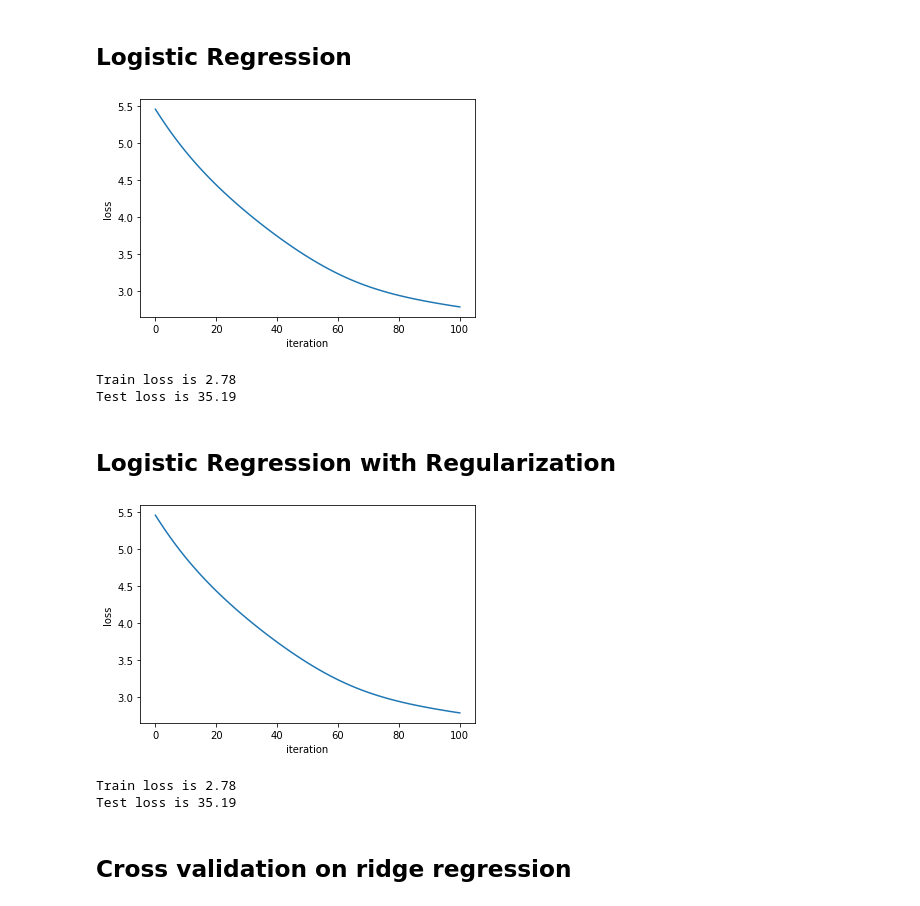
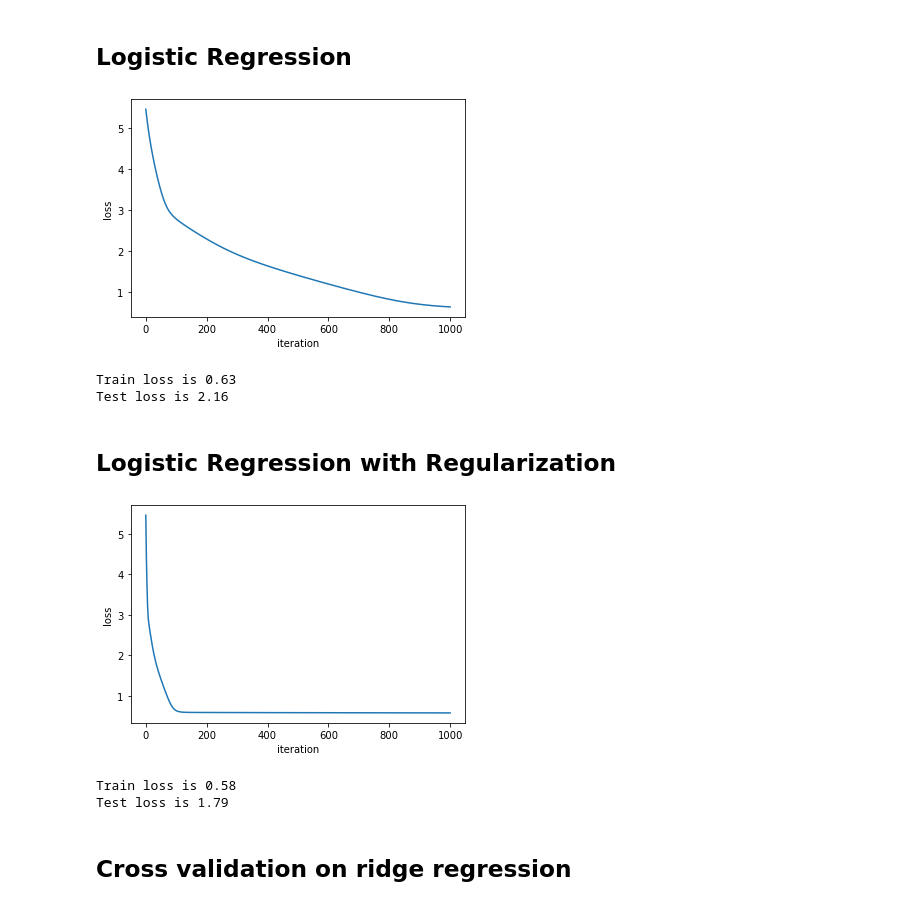
Before and after one commit to SonyaBlinova/ml-project-1-SES, a Jupyter notebook: project1.ipynb, the cells around one changed output. Drawn from its saved outputs; the diff is of its cells as text; code cells hidden in the pictures.

```diff
--- a/project1.ipynb
+++ b/project1.ipynb
@@ -89,7 +150,7 @@ Test loss is 0.34
 # %% [markdown]
 ## Logistic Regression
 # %%
-max_iters = 100
+max_iters = 1000
 gamma = 0.01
 initial_w = np.ones((x_train.shape[1]))
 
@@ -98,24 +159,24 @@ test_loss = compute_mse(y_test, x_test, w)
 print("Train loss is {:.2f}".format(loss))
 print("Test loss is {:.2f}".format(test_loss))
 # %% [output]
-[figure, old version]
+[figure, new version]
-Train loss is 2.78
-Test loss is 35.19
+Train loss is 0.63
+Test loss is 2.16
 # %% [markdown]
 ## Logistic Regression with Regularization
 # %%
-max_iters = 100
-gamma = 0.01
+max_iters = 1000
+gamma = 0.1
 initial_w = np.ones((x_train.shape[1]))
 lambda_ = 1e-4
 
 w, loss = reg_logistic_regression(y_train, x_train, lambda_, initial_w, max_iters, gamma, plot_loss = True)
 print("Train loss is {:.2f}".format(loss))
 print("Test loss is {:.2f}".format(test_loss))
 # %% [output]
-[figure, old version]
+[figure, new version]
-Train loss is 2.78
-Test loss is 35.19
+Train loss is 0.58
+Test loss is 1.79
 # %% [markdown]
 ## Cross validation on ridge regression
 # %%
```
Also changed, not shown: parts of 3 cells of this notebook, 1 other file.
